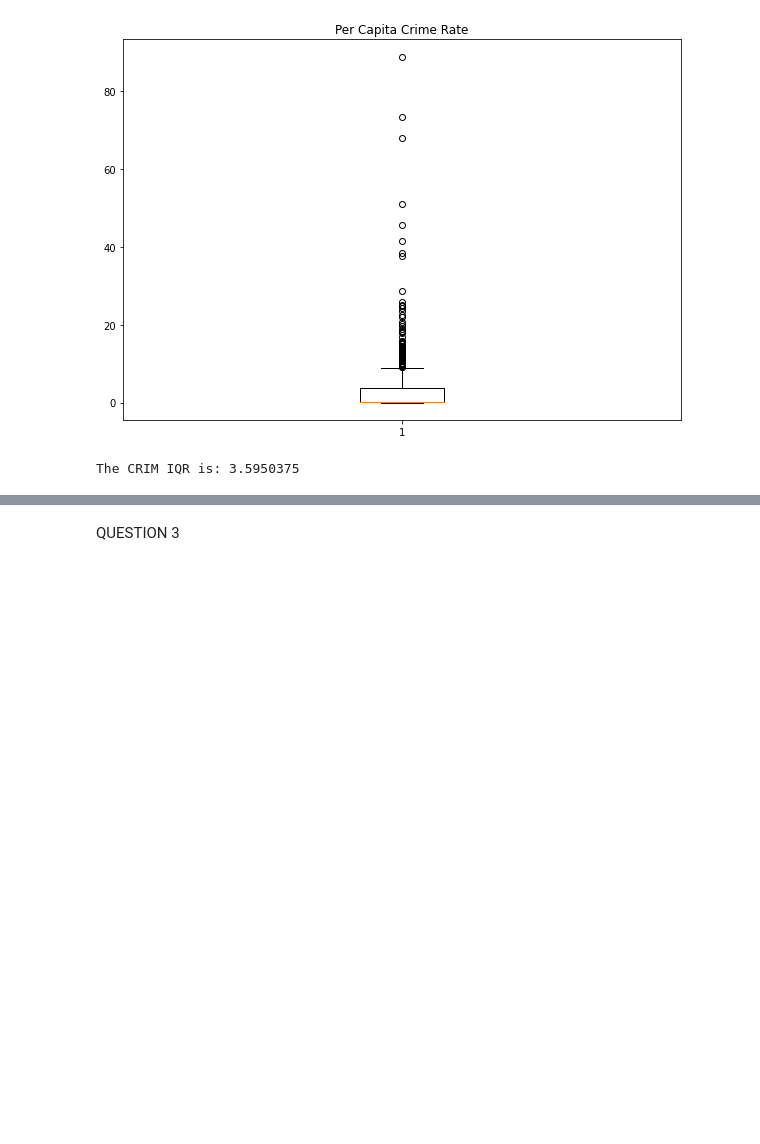
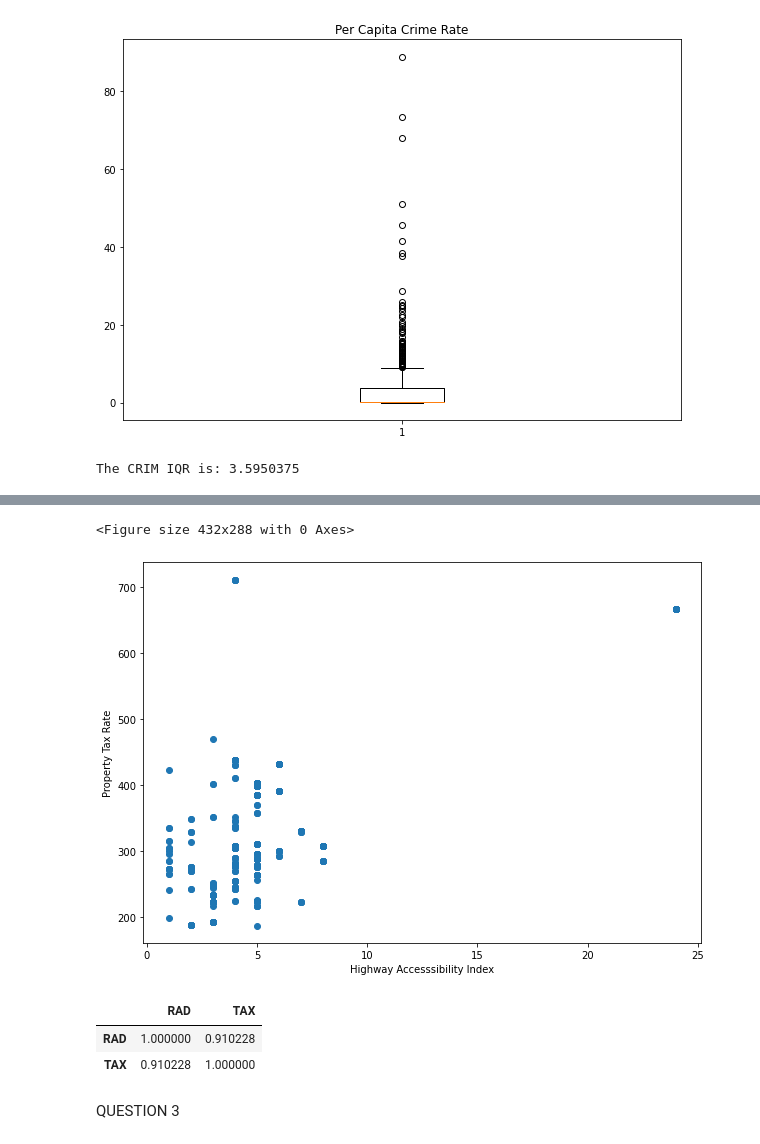
Before and after one commit to ivan-usd/refactored-octo-journey, a Jupyter notebook: notebooks/module3.ipynb, the cells around one changed output, grey strips where cells are left out. Cells and saved outputs as stored; diff of their text form; code cells hidden in the pictures; blank space fills up the shorter version.

```diff
--- a/notebooks/module3.ipynb
+++ b/notebooks/module3.ipynb
@@ -77,3 +95,19 @@ The CRIM IQR is: 3.5950375
+# %%
+#2.6 Displaying scatterplot and correlation values for RAD & TAX
+scatterFig = plt.figure()
+plt.figure(figsize=(10,7))
+plt.scatter(boston['RAD'],boston['TAX'])
+plt.xlabel('Highway Accesssibility Index')
+plt.ylabel('Property Tax Rate')
+plt.show()
+
+boston.loc[:,['RAD','TAX']].corr()
+# %% [output]
+<Figure size 432x288 with 0 Axes>
+[figure, added]
+|  | RAD | TAX |
+| RAD | 1.000000 | 0.910228 |
+| TAX | 0.910228 | 1.000000 |
 # %% [markdown]
 QUESTION 3
 # %%
```
Also changed, not shown: parts of 3 cells of this notebook.
